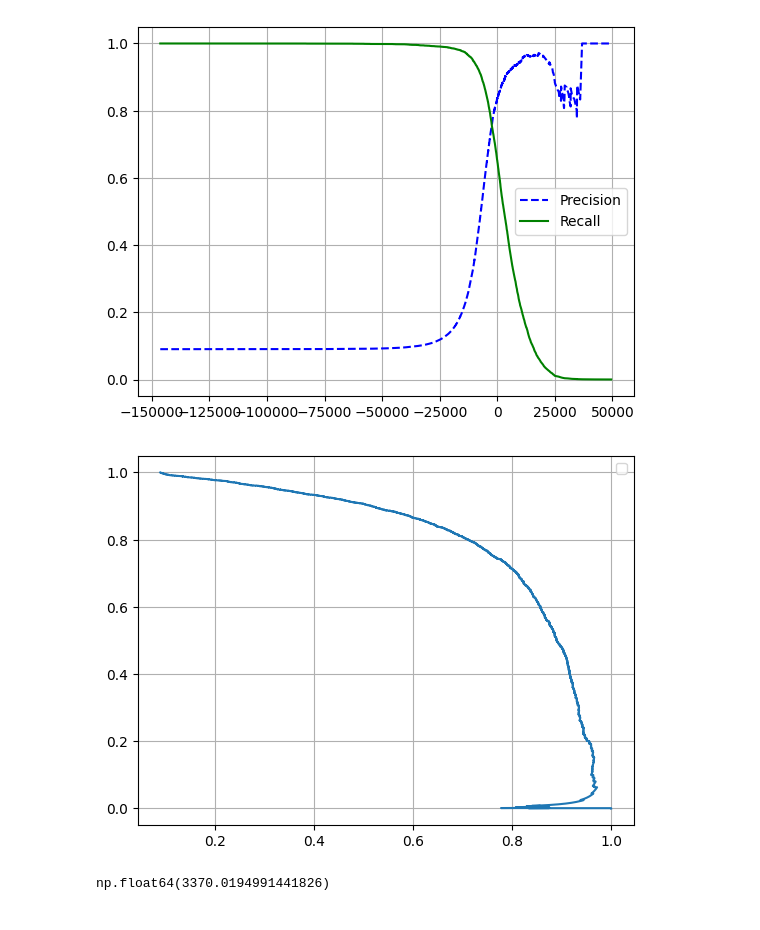
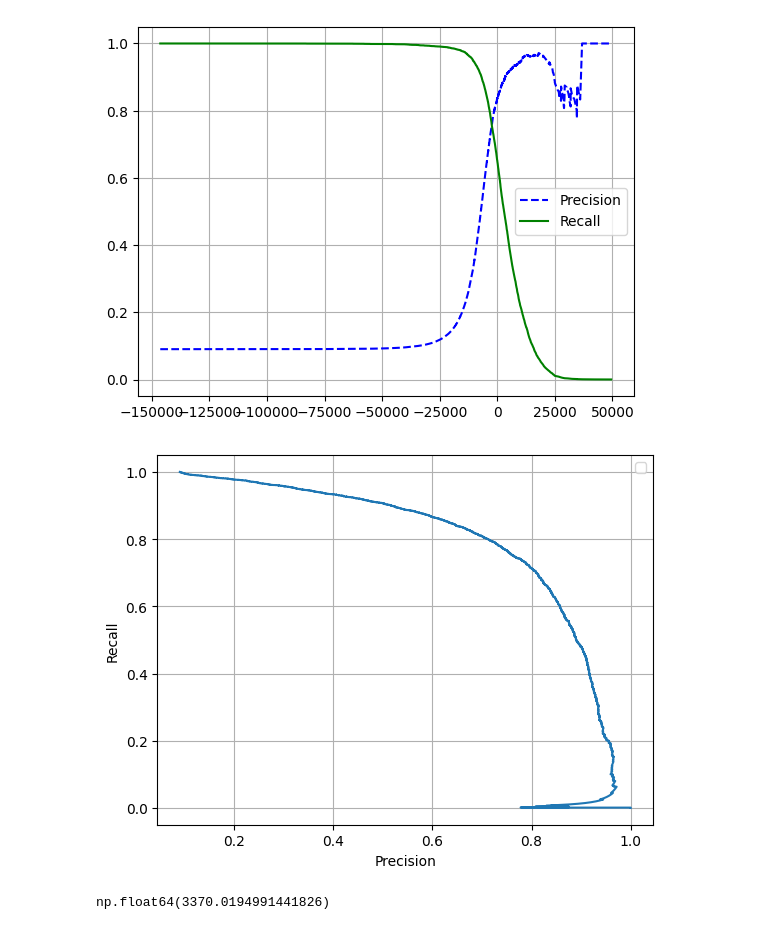
Before and after one commit to penicholson/hands-on-ml, a Jupyter notebook: ch3/mnist.ipynb, the cells around one changed output. Cells and saved outputs as stored; diff of their text form; code cells hidden in the pictures.

```diff
--- a/ch3/mnist.ipynb
+++ b/ch3/mnist.ipynb
@@ -106,12 +106,14 @@ plot_precision(precisions, recalls, thresholds)
 # %%
 def plot_precision_against_recall(precisions, recalls):
     plt.plot(precisions, recalls)
     plt.legend(loc="best")
     plt.grid(True)
+    plt.xlabel("Precision")
+    plt.ylabel("Recall")
 
 plot_precision_against_recall(precisions, recalls)
 # %% [output]
-[figure, old version]
+[figure, new version]
 # %%
 threshold_90_precision = thresholds[np.argmax(precisions >= 0.90)]
 threshold_90_precision
```
Also changed, not shown: parts of 10 cells of this notebook.
